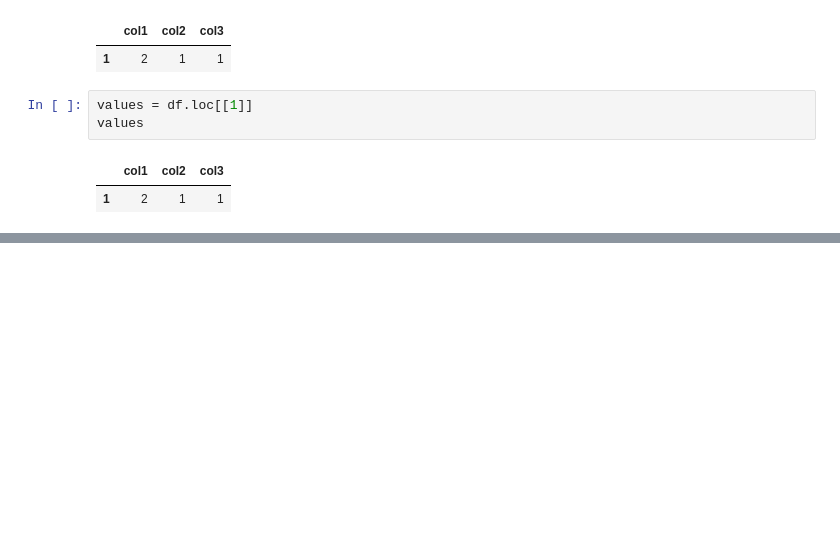
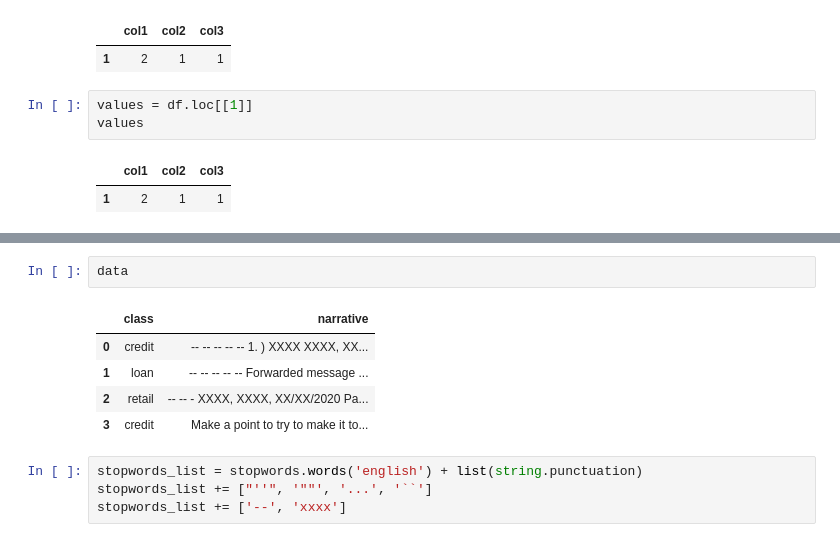
Before and after one commit to halpert3/complaint-content-classification-nlp, a Jupyter notebook: notebooks/playground.ipynb, the cells around one changed output, grey strips where cells are left out. Cells and saved outputs as stored; diff of their text form; blank space fills up the shorter version.

```diff
--- a/notebooks/playground.ipynb
+++ b/notebooks/playground.ipynb
@@ -169,0 +185,12 @@ TypeError: hasattr(): attribute name must be string
+# %%
+data
+# %% [output]
+|  | class | narrative |
+| 0 | credit | -- -- -- -- -- 1. ) XXXX XXXX, XX... |
+| 1 | loan | -- -- -- -- -- Forwarded message ... |
+| 2 | retail | -- -- - XXXX, XXXX, XX/XX/2020 Pa... |
+| 3 | credit | Make a point to try to make it to... |
+# %%
+stopwords_list = stopwords.words('english') + list(string.punctuation)
+stopwords_list += ["''", '""', '...', '``']
+stopwords_list += ['--', 'xxxx']
```
Also changed, not shown: parts of 27 cells of this notebook, 3 other files.
